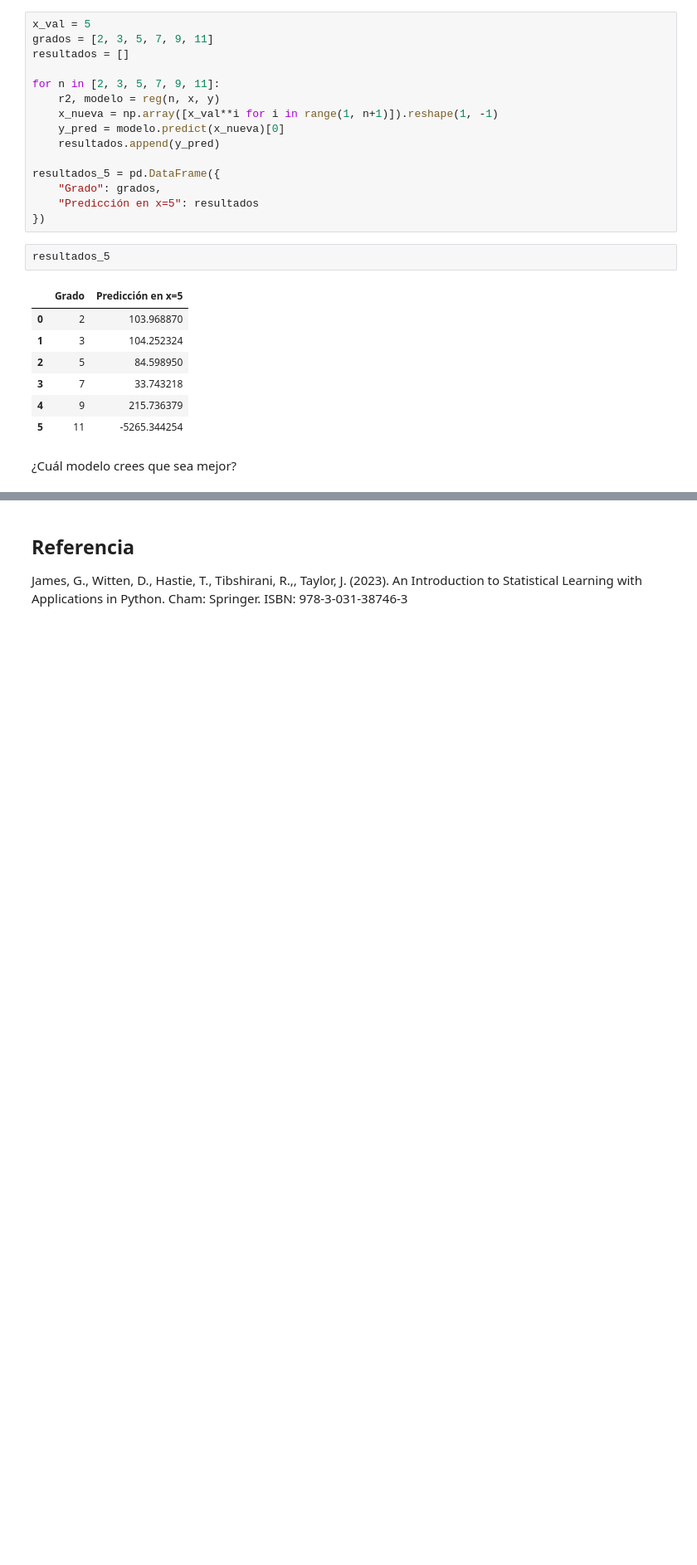
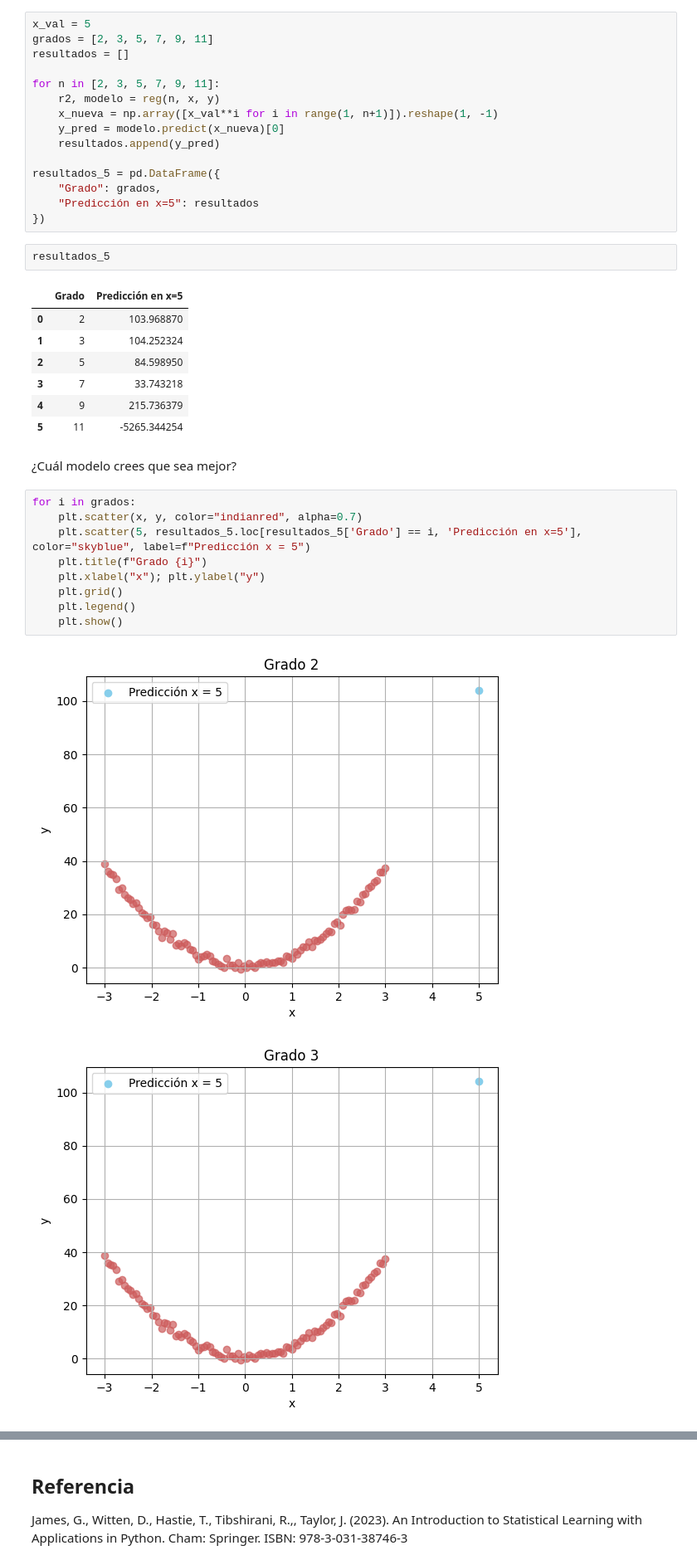
Before and after one commit to AnaSofiaHinojosa/LabAprEst, a Jupyter notebook: Lab - R2.ipynb, the cells around one changed output, grey strips where cells are left out. Shown at 83% size. Saved outputs shown, nothing was run; the diff lists cells and outputs as text; blank space fills up the shorter version.

```diff
--- a/Lab - R2.ipynb
+++ b/Lab - R2.ipynb
@@ -153,3 +159,15 @@ resultados_5
 | 5 | 11 | -5265.344254 |
 # %% [markdown]
 ¿Cuál modelo crees que sea mejor?
+# %%
+for i in grados:
+    plt.scatter(x, y, color="indianred", alpha=0.7)
+    plt.scatter(5, resultados_5.loc[resultados_5['Grado'] == i, 'Predicción en x=5'], color="skyblue", label=f"Predicción x = 5")
+    plt.title(f"Grado {i}")
+    plt.xlabel("x"); plt.ylabel("y")
+    plt.grid()
+    plt.legend()
+    plt.show()
+# %% [output]
+[figure, added]
+[figure, added]
```
Also changed, not shown: parts of 5 cells of this notebook.
